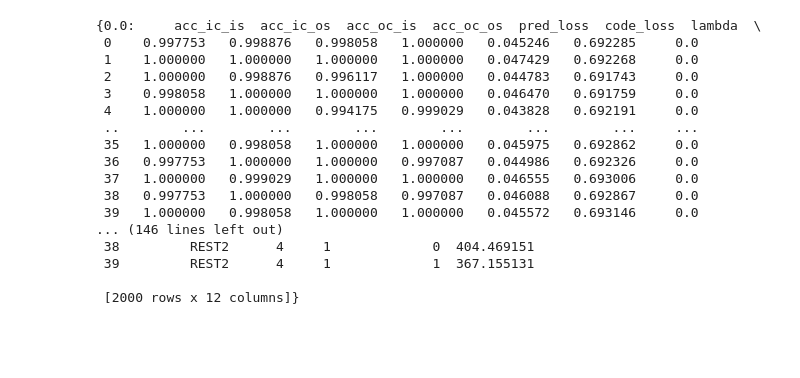
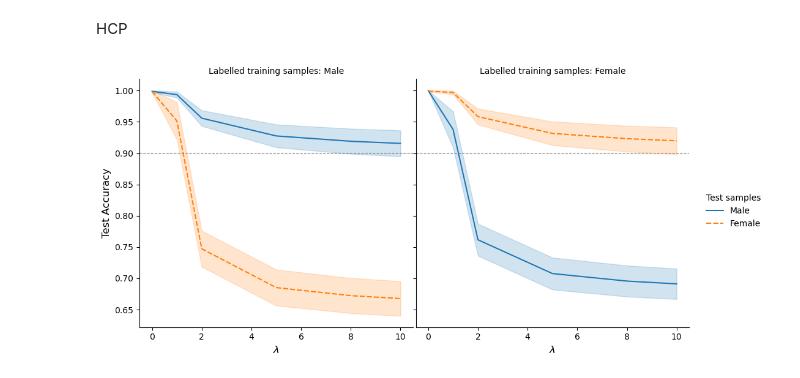
Before and after one commit to shuo-zhou/GSDA-Lateralization, a Jupyter notebook: results/plot.ipynb, the cells around one changed output. Saved outputs shown, nothing was run; the diff lists cells and outputs as text; code cells hidden in the pictures; blank space fills up the shorter version.

```diff
--- a/results/plot.ipynb
+++ b/results/plot.ipynb
@@ -8,3 +42,5 @@ import seaborn as sns
+# %% [markdown]
+HCP
 # %%
 model_root_dir = "/media/shuo/MyDrive/data/HCP/BNA/Models"
 lambdas = [0.0, 1.0, 2.0, 5.0, 8.0, 10.0]
@@ -12,6 +48,7 @@ seed_start = 2022
 col_names = ["acc_ic_is", "acc_ic_os", "acc_oc_is", "acc_oc_os", "pred_loss", "code_loss"]
 
 res_dict = dict()
+res_list = []
 for lambda_ in lambdas:
     res_dict[lambda_] = []
 
@@ -21,27 +58,28 @@ for lambda_ in lambdas:
         random_state = seed_start - seed_iter
         res_fname = "results_lambda%s_sub_half_Fisherz_%s.csv" % (str(int(lambda_)), random_state)
         res_df = pd.read_csv(os.path.join(model_dir, res_fname))
+        res_df["seed"] = random_state
         res_dict[lambda_].append(res_df)
+        res_list.append(res_df)
 
 for lambda_ in lambdas:
     res_dict[lambda_] = pd.concat(res_dict[lambda_])
+
+res_df_all = pd.concat(res_list)
+res_df_all = res_df_all.reset_index(drop=True)
-# %%
-res_dict
-# %% [output]
-{0.0:     acc_ic_is  acc_ic_os  acc_oc_is  acc_oc_os  pred_loss  code_loss  lambda  \
- 0    0.997753   0.998876   0.998058   1.000000   0.045246   0.692285     0.0
- 1    1.000000   1.000000   1.000000   1.000000   0.047429   0.692268     0.0
- 2    1.000000   0.998876   0.996117   1.000000   0.044783   0.691743     0.0
- 3    0.998058   1.000000   1.000000   1.000000   0.046470   0.691759     0.0
- 4    1.000000   1.000000   0.994175   0.999029   0.043828   0.692191     0.0
- ..        ...        ...        ...        ...        ...        ...     ...
- 35   1.000000   0.998058   1.000000   1.000000   0.045975   0.692862     0.0
- 36   0.997753   1.000000   1.000000   0.997087   0.044986   0.692326     0.0
- 37   1.000000   0.999029   1.000000   1.000000   0.046555   0.693006     0.0
- 38   0.997753   1.000000   0.998058   0.997087   0.046088   0.692867     0.0
- 39   1.000000   0.998058   1.000000   1.000000   0.045572   0.693146     0.0
-... (146 lines left out)
- 38         REST2      4     1             0  404.469151
- 39         REST2      4     1             1  367.155131
-
- [2000 rows x 12 columns]}
+# %%
+res_df_is = reformat_results(res_df_all, ["acc_ic_is", "acc_oc_is"])
+res_df_os = reformat_results(res_df_all, ["acc_ic_os", "acc_oc_os"])
+# %%
+g = sns.relplot(
+    data=res_df_is, x="Lambda", y="Accuracy", col="Labelled training samples",
+    hue="Test samples", style="Test samples", kind="line", errorbar=("sd", 1),)
+(g.map(plt.axhline, y=0.9, color=".7", dashes=(2, 1), zorder=0)
+  .set_axis_labels(r'$\lambda$', "Test Accuracy", fontsize=12)
+  .set_titles("Labelled training samples: {col_name}")
+  .tight_layout(w_pad=0))
+plt.savefig('HCP_in_session_test.pdf', format='pdf', bbox_inches='tight')
+plt.savefig('HCP_in_session_test.png', format='png', bbox_inches='tight')
+plt.show()
+# %% [output]
+[figure, added]
```
Also changed, not shown: parts of 10 cells of this notebook, 3 other files.
